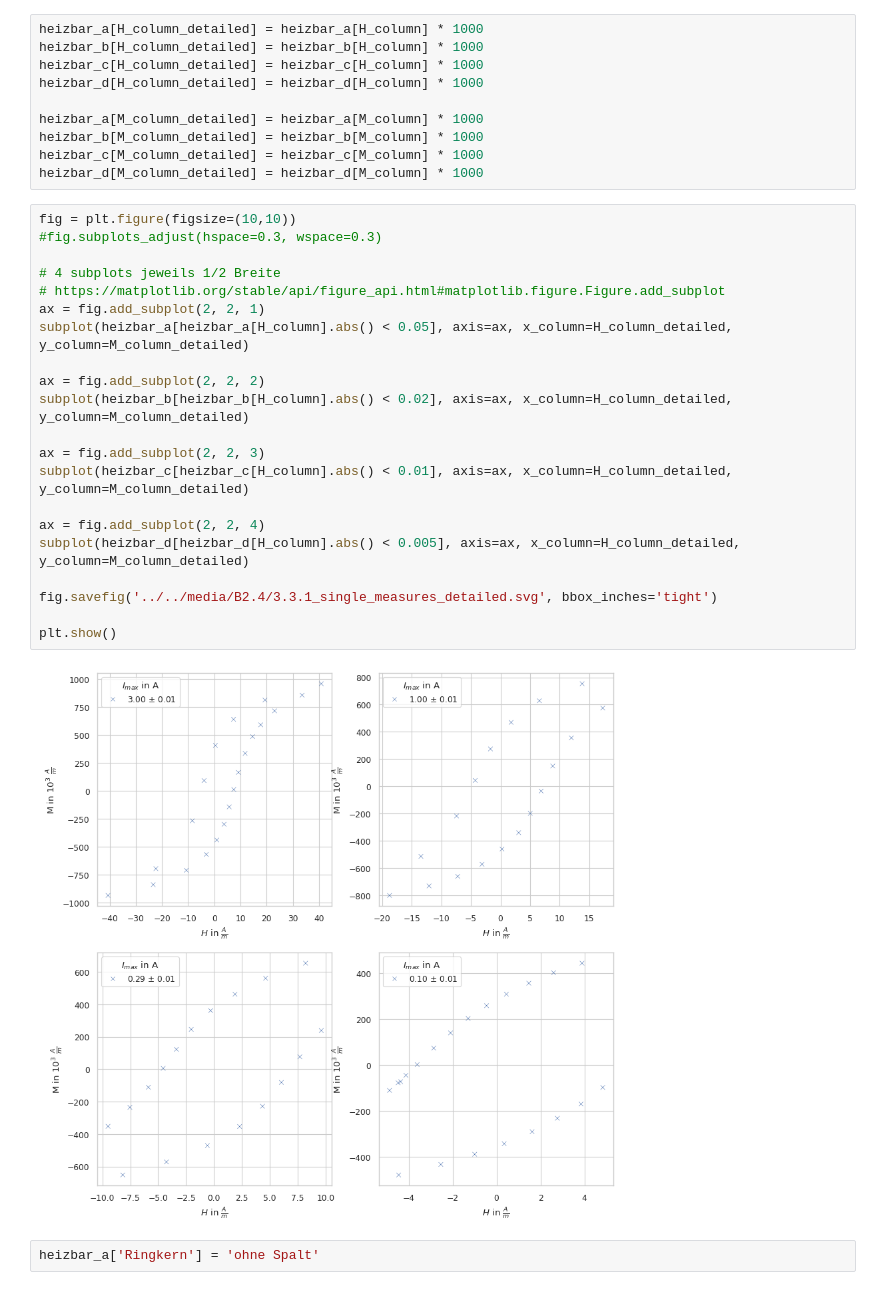
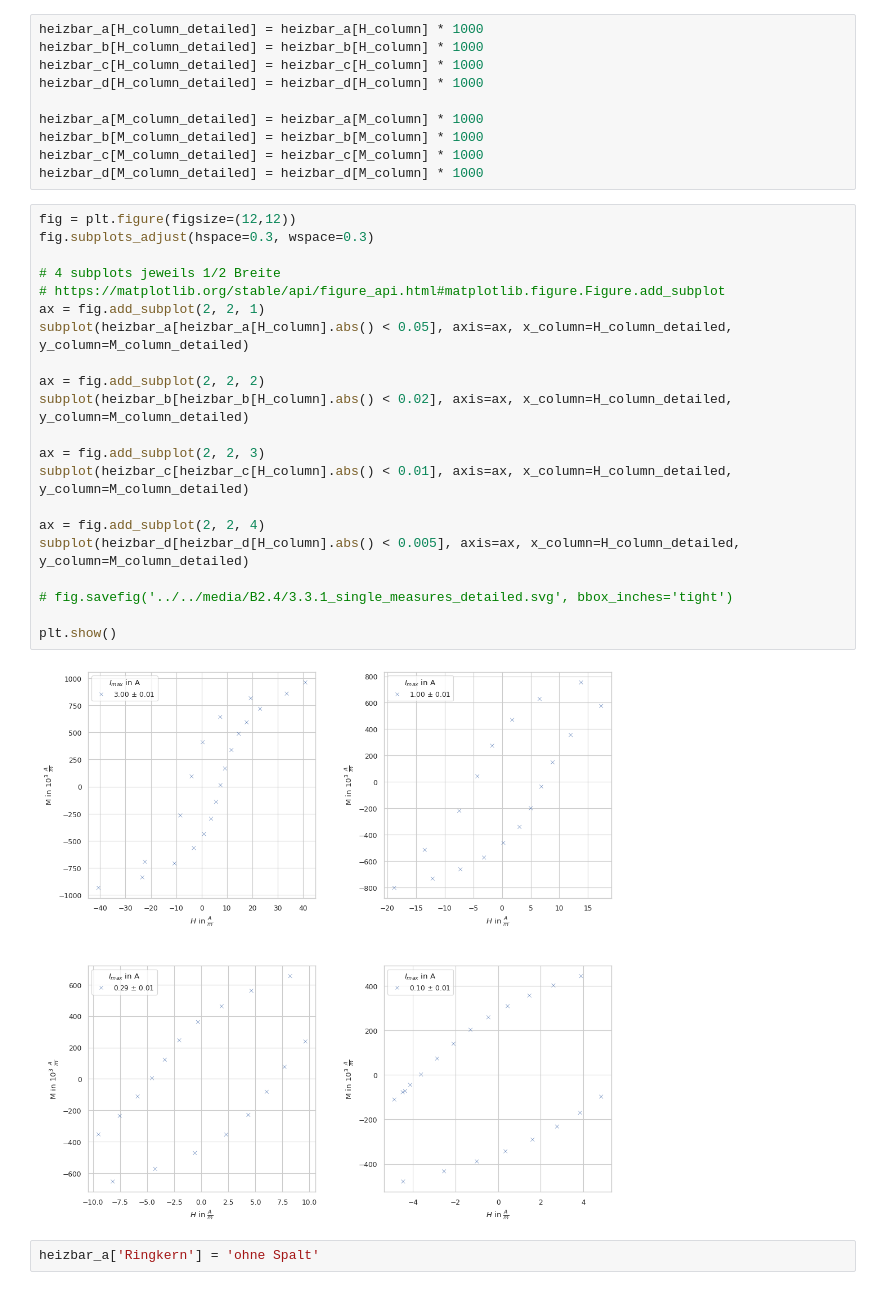
Before and after one commit to ofilla/physik-praktikum-b, a Jupyter notebook: B2.4/data/Auswertung.ipynb, the cells around one changed output. Saved outputs shown, nothing was run; the diff lists cells and outputs as text.

```diff
--- a/B2.4/data/Auswertung.ipynb
+++ b/B2.4/data/Auswertung.ipynb
@@ -122,28 +123,28 @@ heizbar_b[M_column_detailed] = heizbar_b[M_column] * 1000
 heizbar_c[M_column_detailed] = heizbar_c[M_column] * 1000
 heizbar_d[M_column_detailed] = heizbar_d[M_column] * 1000
 # %%
-fig = plt.figure(figsize=(10,10))
-#fig.subplots_adjust(hspace=0.3, wspace=0.3)
+fig = plt.figure(figsize=(12,12))
+fig.subplots_adjust(hspace=0.3, wspace=0.3)
 
 # 4 subplots jeweils 1/2 Breite
 # https://matplotlib.org/stable/api/figure_api.html#matplotlib.figure.Figure.add_subplot
 ax = fig.add_subplot(2, 2, 1)
 subplot(heizbar_a[heizbar_a[H_column].abs() < 0.05], axis=ax, x_column=H_column_detailed, y_column=M_column_detailed)
 
 ax = fig.add_subplot(2, 2, 2)
 subplot(heizbar_b[heizbar_b[H_column].abs() < 0.02], axis=ax, x_column=H_column_detailed, y_column=M_column_detailed)
 
 ax = fig.add_subplot(2, 2, 3)
 subplot(heizbar_c[heizbar_c[H_column].abs() < 0.01], axis=ax, x_column=H_column_detailed, y_column=M_column_detailed)
 
 ax = fig.add_subplot(2, 2, 4)
 subplot(heizbar_d[heizbar_d[H_column].abs() < 0.005], axis=ax, x_column=H_column_detailed, y_column=M_column_detailed)
 
-fig.savefig('../../media/B2.4/3.3.1_single_measures_detailed.svg', bbox_inches='tight')
+# fig.savefig('../../media/B2.4/3.3.1_single_measures_detailed.svg', bbox_inches='tight')
 
 plt.show()
 # %% [output]
-[figure, old version]
+[figure, new version]
 # %%
 heizbar_a['Ringkern'] = 'ohne Spalt'
 # %% [markdown]
```
Also changed, not shown: parts of 14 cells of this notebook, 16 other files.
